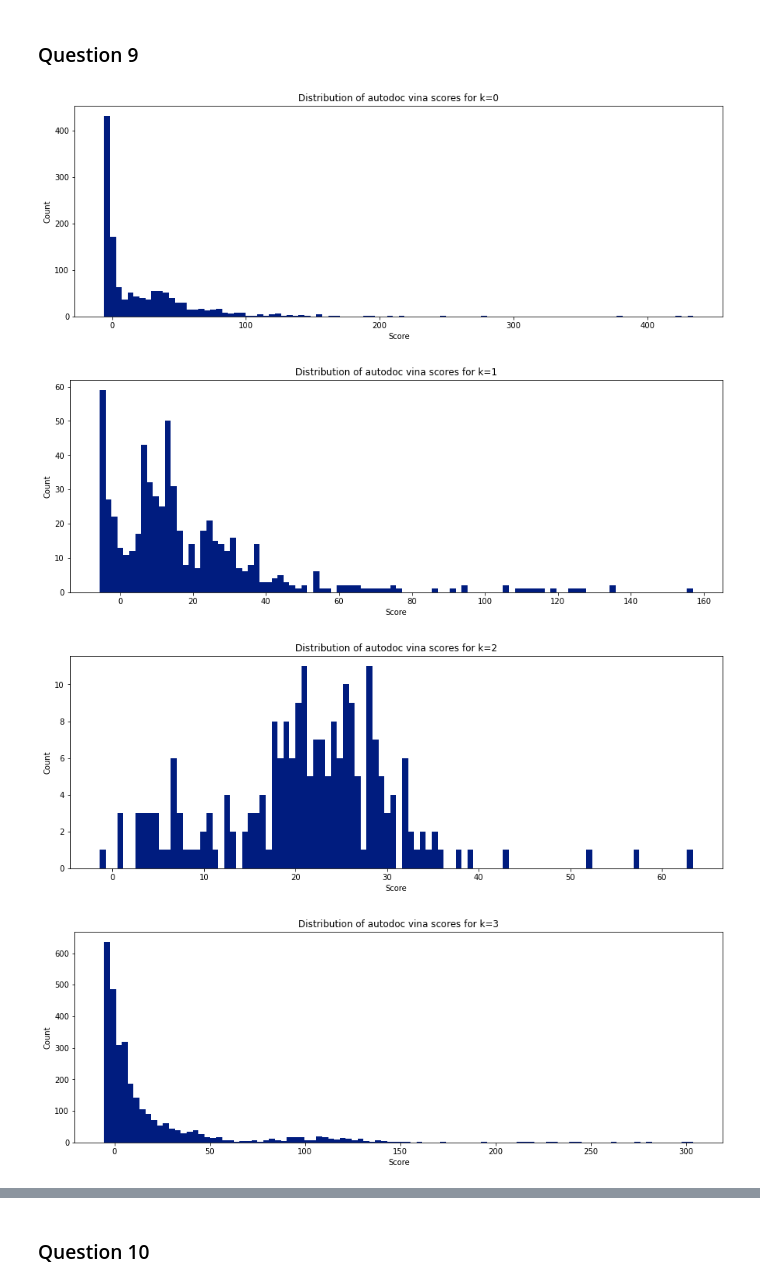
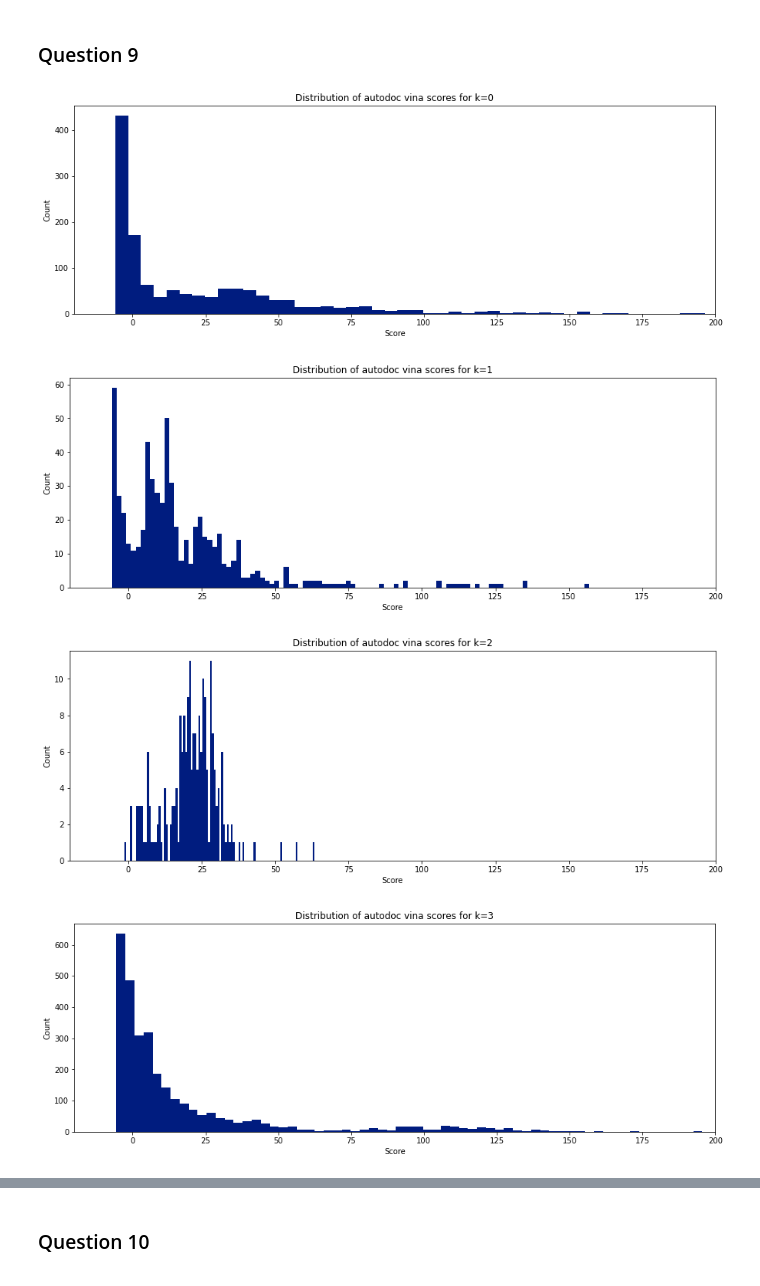
Before and after one commit to jackieroger/Project2, a Jupyter notebook: Jackie_Roger_BMI203_HW2.ipynb, the cells around one changed output, grey strips where cells are left out. Saved outputs shown, nothing was run; the diff lists cells and outputs as text; code cells hidden in the pictures.

```diff
--- a/Jackie_Roger_BMI203_HW2.ipynb
+++ b/Jackie_Roger_BMI203_HW2.ipynb
@@ -379,22 +379,27 @@ for l in ligs:
 # %%
 # Make q9 plotting function
 def q9_plot(k):
     scores = []
     for m in og_id_cp[k].members:
         scores.append(id_score_map[m])
     plt.rcParams["figure.figsize"] = (15,5)
     plt.hist(scores, bins=100)
     plt.title("Distribution of autodoc vina scores for k=" + str(k))
     plt.xlabel("Score")
     plt.ylabel("Count")
+    plt.xlim(-20, 200)
     plt.savefig("part2_plots/q9_" + str(k) + ".png")
     plt.show()
 
 # Generate plots
 for k in range(10):
     q9_plot(k)
+
+# Note: a few plots have outliers with scores between 200-500. I set
+# the xlims from -20 to 200 because that illustrated the main
+# distributional similarities/differences between cluster scores
 # %% [output]
-[figure, old version]
+[figure, new version]
-[figure, old version]
+[figure, new version]
-[figure, old version]
+[figure, new version]
-[figure, old version]
+[figure, new version]
```
Also changed, not shown: parts of 3 cells of this notebook, 19 other files.
